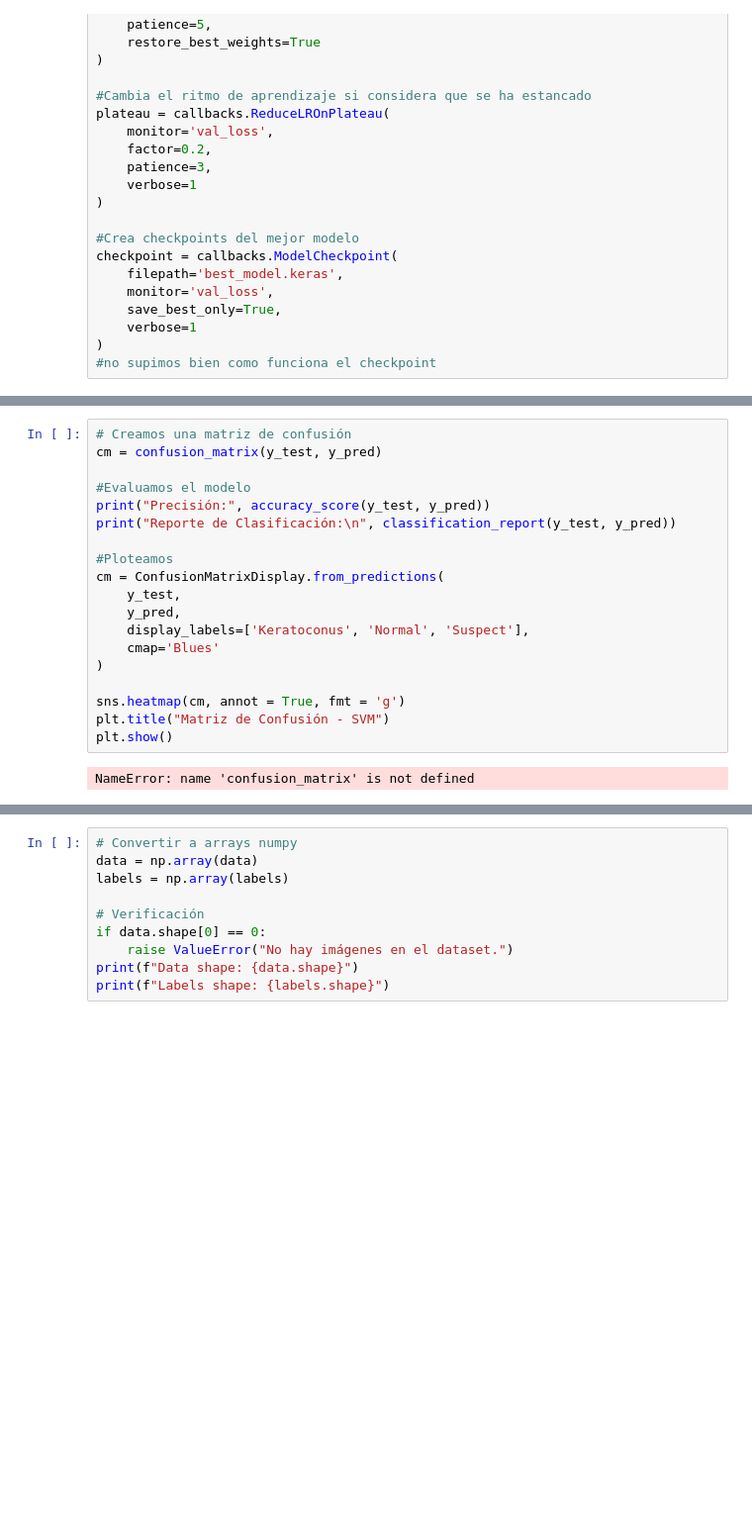
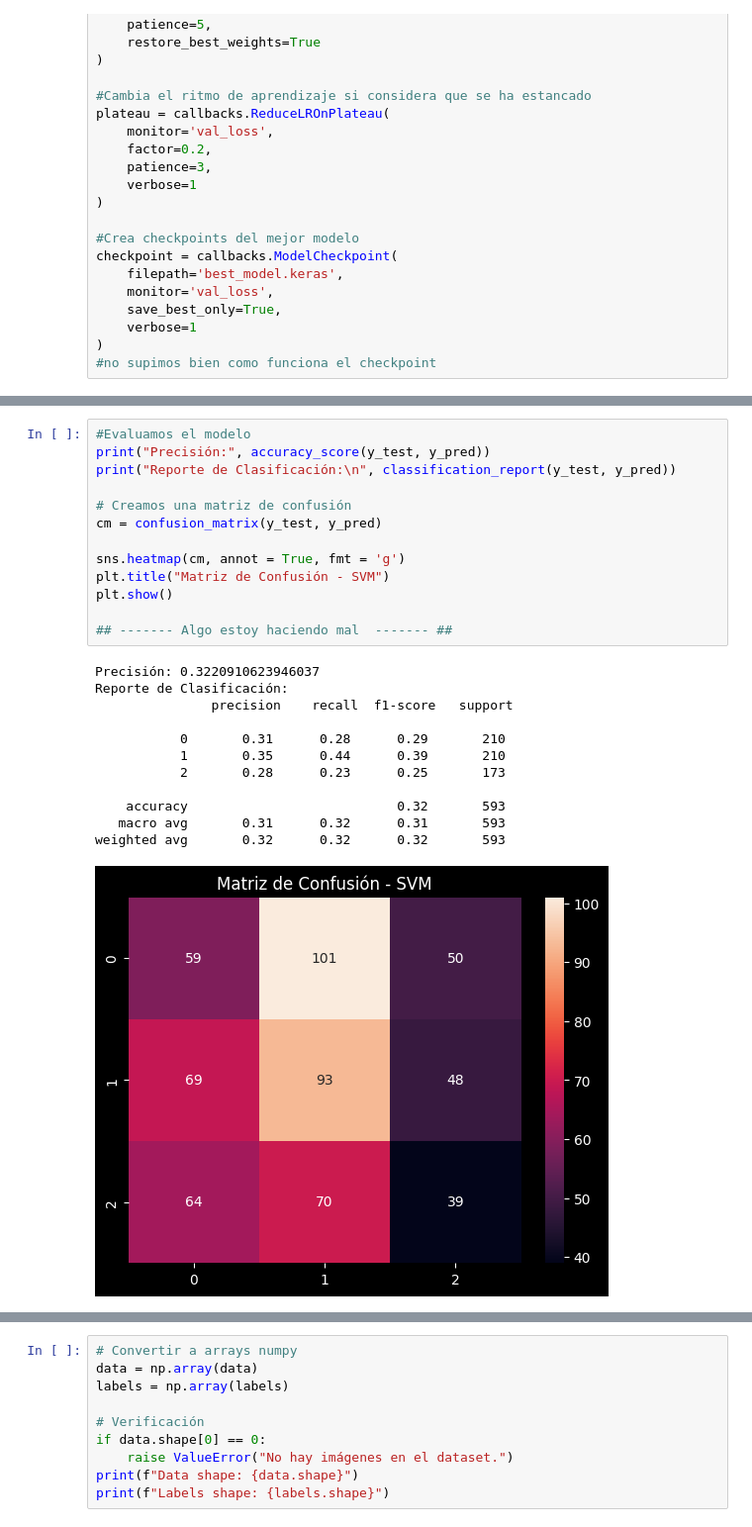
Before and after one commit to zamef/ProyectoTSBM, a Jupyter notebook: ExtraClasificaciónImagenes.ipynb, the cells around one changed output, grey strips where cells are left out. Shown: that part at 99% size. Cells and saved outputs as stored; diff of their text form; blank space fills up the shorter version.

```diff
--- a/ExtraClasificaciónImagenes.ipynb
+++ b/ExtraClasificaciónImagenes.ipynb
@@ -301,24 +301,29 @@ y_pred = np.argmax(y_pred_prob, axis=1)
 # %%
-# Creamos una matriz de confusión
-cm = confusion_matrix(y_test, y_pred)
-
 #Evaluamos el modelo
 print("Precisión:", accuracy_score(y_test, y_pred))
 print("Reporte de Clasificación:\n", classification_report(y_test, y_pred))
 
-#Ploteamos
-cm = ConfusionMatrixDisplay.from_predictions(
-    y_test,
-    y_pred,
-    display_labels=['Keratoconus', 'Normal', 'Suspect'],
-    cmap='Blues'
-)
+# Creamos una matriz de confusión
+cm = confusion_matrix(y_test, y_pred)
 
 sns.heatmap(cm, annot = True, fmt = 'g')
 plt.title("Matriz de Confusión - SVM")
 plt.show()
+
+## ------- Algo estoy haciendo mal  ------- ##
 # %% [output]
-NameError: name 'confusion_matrix' is not defined
+Precisión: 0.3220910623946037
+Reporte de Clasificación:
+               precision    recall  f1-score   support
+
+           0       0.31      0.28      0.29       210
+           1       0.35      0.44      0.39       210
+           2       0.28      0.23      0.25       173
+
+    accuracy                           0.32       593
+   macro avg       0.31      0.32      0.31       593
+weighted avg       0.32      0.32      0.32       593
+[figure, added]
 # %%
 from sklearn.svm import SVC
 from sklearn.metrics import classification_report, accuracy_score, confusion_matrix, ConfusionMatrixDisplay
```
Also changed, not shown: parts of 15 cells of this notebook, 1 other file.
